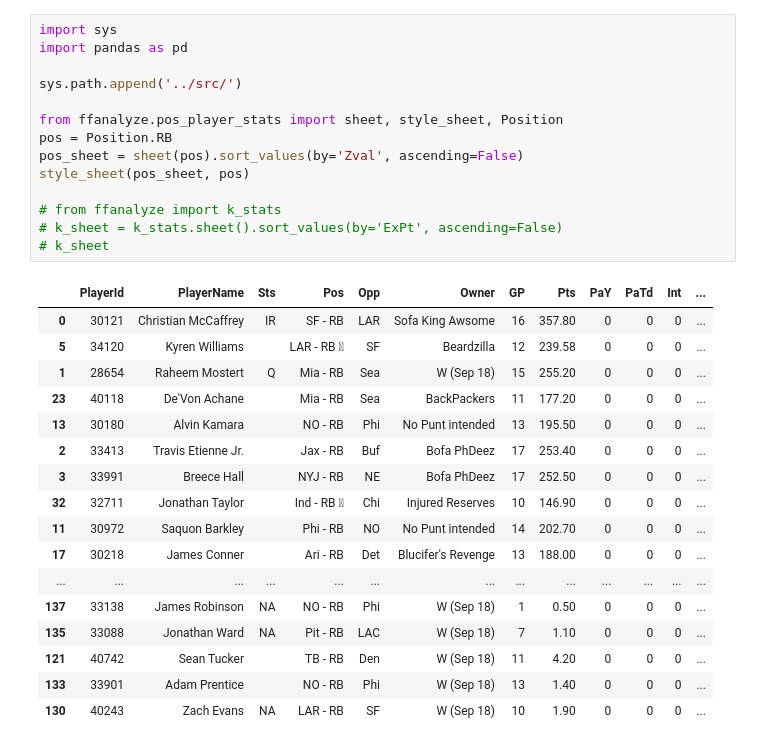
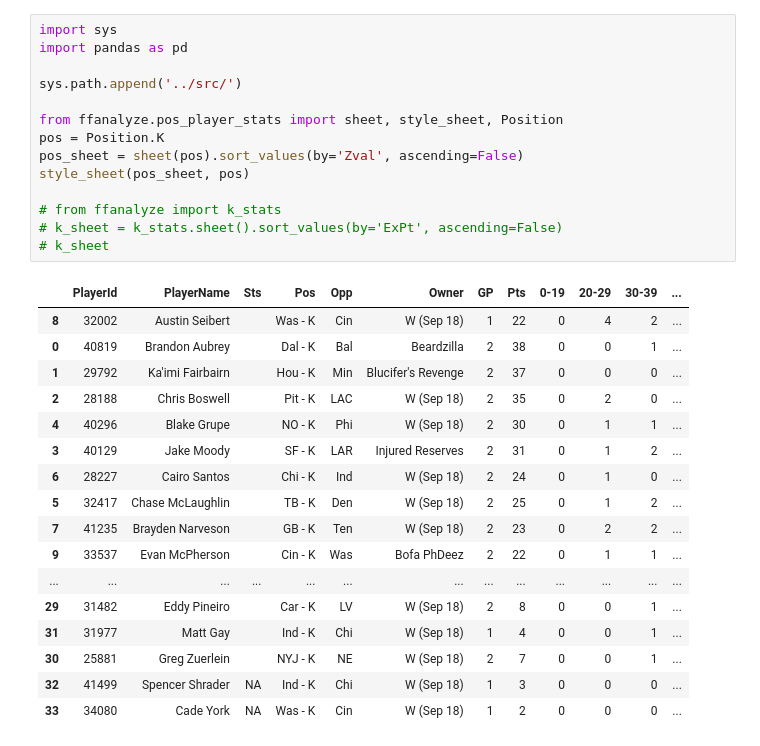
Before and after one commit to mattaschmann/ffanalyze, a Jupyter notebook: notebooks/ffstats.ipynb, the cells around one changed output. Drawn from its saved outputs; the diff is of its cells as text.

```diff
--- a/notebooks/ffstats.ipynb
+++ b/notebooks/ffstats.ipynb
@@ -1,32 +1,32 @@
 # %%
 import sys
 import pandas as pd
 
 sys.path.append('../src/')
 
 from ffanalyze.pos_player_stats import sheet, style_sheet, Position
-pos = Position.RB
+pos = Position.K
 pos_sheet = sheet(pos).sort_values(by='Zval', ascending=False)
 style_sheet(pos_sheet, pos)
 
 # from ffanalyze import k_stats
 # k_sheet = k_stats.sheet().sort_values(by='ExPt', ascending=False)
 # k_sheet
 # %% [output]
-|  | PlayerId | PlayerName | Sts | Pos | Opp | Owner | GP | Pts | PaY | PaTd | Int | ... |
-| 0 | 30121 | Christian McCaffrey | IR | SF - RB | LAR | Sofa King Awsome | 16 | 357.80 | 0 | 0 | 0 | ... |
-| 5 | 34120 | Kyren Williams |  | LAR - RB  | SF | Beardzilla | 12 | 239.58 | 0 | 0 | 0 | ... |
-| 1 | 28654 | Raheem Mostert | Q | Mia - RB | Sea | W (Sep 18) | 15 | 255.20 | 0 | 0 | 0 | ... |
-| 23 | 40118 | De'Von Achane |  | Mia - RB | Sea | BackPackers | 11 | 177.20 | 0 | 0 | 0 | ... |
-| 13 | 30180 | Alvin Kamara |  | NO - RB | Phi | No Punt intended | 13 | 195.50 | 0 | 0 | 0 | ... |
-| 2 | 33413 | Travis Etienne Jr. |  | Jax - RB | Buf | Bofa PhDeez | 17 | 253.40 | 0 | 0 | 0 | ... |
-| 3 | 33991 | Breece Hall |  | NYJ - RB | NE | Bofa PhDeez | 17 | 252.50 | 0 | 0 | 0 | ... |
-| 32 | 32711 | Jonathan Taylor |  | Ind - RB  | Chi | Injured Reserves | 10 | 146.90 | 0 | 0 | 0 | ... |
-| 11 | 30972 | Saquon Barkley |  | Phi - RB | NO | No Punt intended | 14 | 202.70 | 0 | 0 | 0 | ... |
-| 17 | 30218 | James Conner |  | Ari - RB | Det | Blucifer's Revenge | 13 | 188.00 | 0 | 0 | 0 | ... |
+|  | PlayerId | PlayerName | Sts | Pos | Opp | Owner | GP | Pts | 0-19 | 20-29 | 30-39 | ... |
+| 8 | 32002 | Austin Seibert |  | Was - K | Cin | W (Sep 18) | 1 | 22 | 0 | 4 | 2 | ... |
+| 0 | 40819 | Brandon Aubrey |  | Dal - K | Bal | Beardzilla | 2 | 38 | 0 | 0 | 1 | ... |
+| 1 | 29792 | Ka'imi Fairbairn |  | Hou - K | Min | Blucifer's Revenge | 2 | 37 | 0 | 0 | 0 | ... |
+| 2 | 28188 | Chris Boswell |  | Pit - K | LAC | W (Sep 18) | 2 | 35 | 0 | 2 | 0 | ... |
+| 4 | 40296 | Blake Grupe |  | NO - K | Phi | W (Sep 18) | 2 | 30 | 0 | 1 | 1 | ... |
+| 3 | 40129 | Jake Moody |  | SF - K | LAR | Injured Reserves | 2 | 31 | 0 | 1 | 2 | ... |
+| 6 | 28227 | Cairo Santos |  | Chi - K | Ind | W (Sep 18) | 2 | 24 | 0 | 1 | 0 | ... |
+| 5 | 32417 | Chase McLaughlin |  | TB - K | Den | W (Sep 18) | 2 | 25 | 0 | 1 | 2 | ... |
+| 7 | 41235 | Brayden Narveson |  | GB - K | Ten | W (Sep 18) | 2 | 23 | 0 | 2 | 2 | ... |
+| 9 | 33537 | Evan McPherson |  | Cin - K | Was | Bofa PhDeez | 2 | 22 | 0 | 1 | 1 | ... |
 | ... | ... | ... | ... | ... | ... | ... | ... | ... | ... | ... | ... | ... |
-| 137 | 33138 | James Robinson | NA | NO - RB | Phi | W (Sep 18) | 1 | 0.50 | 0 | 0 | 0 | ... |
-| 135 | 33088 | Jonathan Ward | NA | Pit - RB | LAC | W (Sep 18) | 7 | 1.10 | 0 | 0 | 0 | ... |
-| 121 | 40742 | Sean Tucker |  | TB - RB | Den | W (Sep 18) | 11 | 4.20 | 0 | 0 | 0 | ... |
-| 133 | 33901 | Adam Prentice |  | NO - RB | Phi | W (Sep 18) | 13 | 1.40 | 0 | 0 | 0 | ... |
-| 130 | 40243 | Zach Evans | NA | LAR - RB | SF | W (Sep 18) | 10 | 1.90 | 0 | 0 | 0 | ... |
+| 29 | 31482 | Eddy Pineiro |  | Car - K | LV | W (Sep 18) | 2 | 8 | 0 | 0 | 1 | ... |
+| 31 | 31977 | Matt Gay |  | Ind - K | Chi | W (Sep 18) | 1 | 4 | 0 | 0 | 1 | ... |
+| 30 | 25881 | Greg Zuerlein |  | NYJ - K | NE | W (Sep 18) | 2 | 7 | 0 | 0 | 1 | ... |
+| 32 | 41499 | Spencer Shrader | NA | Ind - K | Chi | W (Sep 18) | 1 | 3 | 0 | 0 | 0 | ... |
+| 33 | 34080 | Cade York | NA | Was - K | Cin | W (Sep 18) | 1 | 2 | 0 | 0 | 0 | ... |
```
Also changed, not shown: 4 other files.
